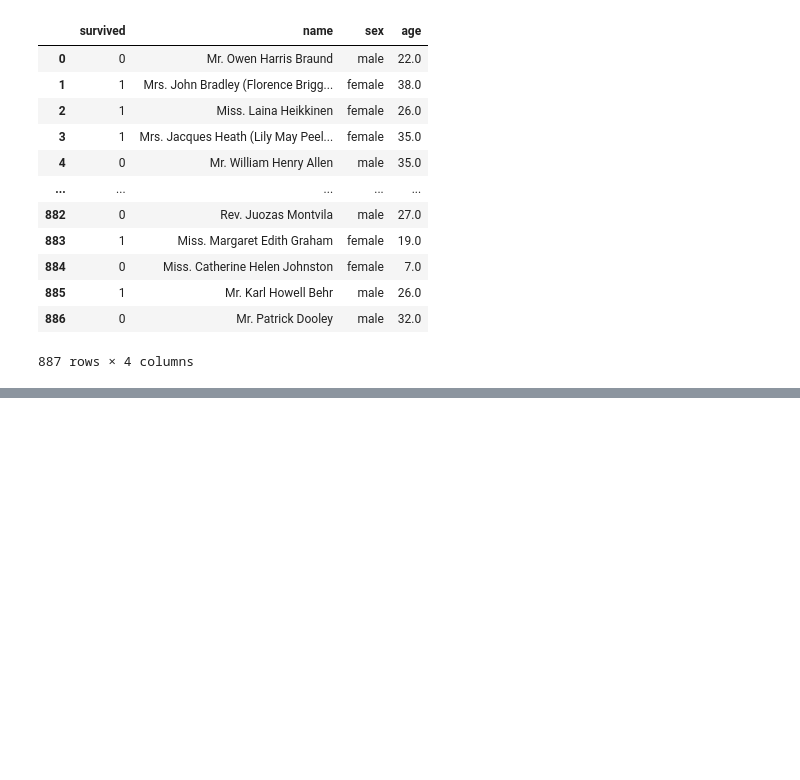
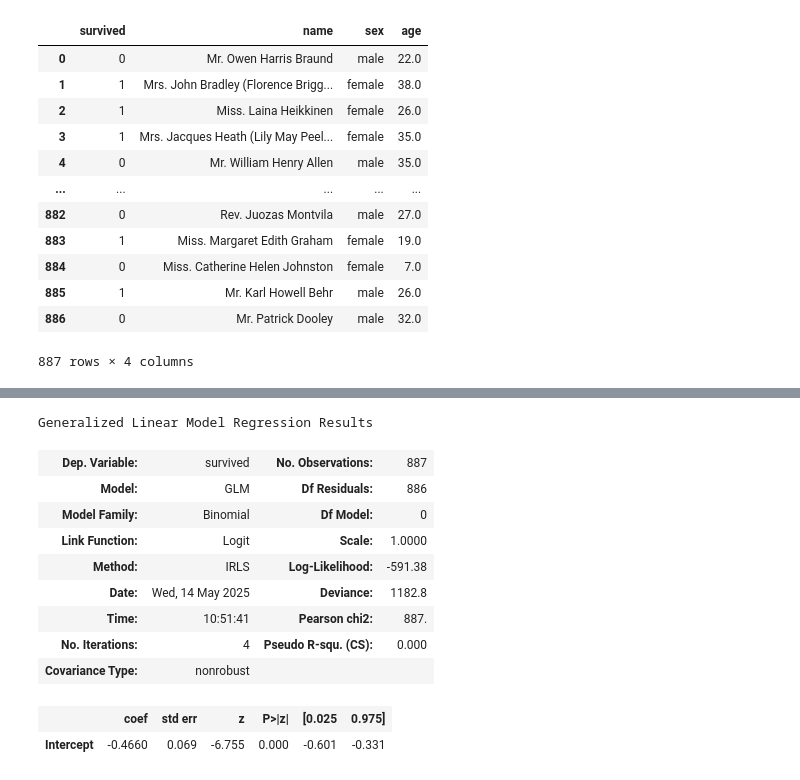
Before and after one commit to AlexTmbMifi/ML-Projects.-Statistics, a Jupyter notebook: LogisticRegression.ipynb, the cells around one changed output, grey strips where cells are left out. Drawn from its saved outputs; the diff is of its cells as text; code cells hidden in the pictures; blank space fills up the shorter version.

```diff
--- a/LogisticRegression.ipynb
+++ b/LogisticRegression.ipynb
@@ -83,3 +83,20 @@ Generalized Linear Model Regression Results
 | Covariance Type: | nonrobust |  |  |
 |  | coef | std err | z | P>|z| | [0.025 | 0.975] |
 | Intercept | -0.4660 | 0.069 | -6.755 | 0.000 | -0.601 | -0.331 |
+# %%
+glmm_binom2 = smf.glm('survived ~ 1', data = df, family = sm.families.Binomial())
+model = glmm_binom2.fit()
+model.summary()
+# %% [output]
+Generalized Linear Model Regression Results
+| Dep. Variable: | survived | No. Observations: | 887 |
+| Model: | GLM | Df Residuals: | 886 |
+| Model Family: | Binomial | Df Model: | 0 |
+| Link Function: | Logit | Scale: | 1.0000 |
+| Method: | IRLS | Log-Likelihood: | -591.38 |
+| Date: | Wed, 14 May 2025 | Deviance: | 1182.8 |
+| Time: | 10:51:41 | Pearson chi2: | 887. |
+| No. Iterations: | 4 | Pseudo R-squ. (CS): | 0.000 |
+| Covariance Type: | nonrobust |  |  |
+|  | coef | std err | z | P>|z| | [0.025 | 0.975] |
+| Intercept | -0.4660 | 0.069 | -6.755 | 0.000 | -0.601 | -0.331 |
```
Also changed, not shown: parts of 6 cells of this notebook.
